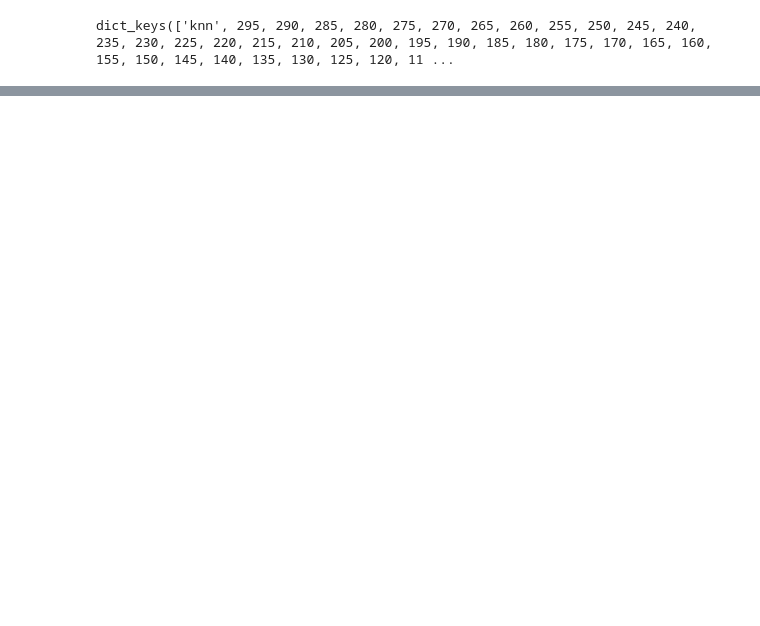
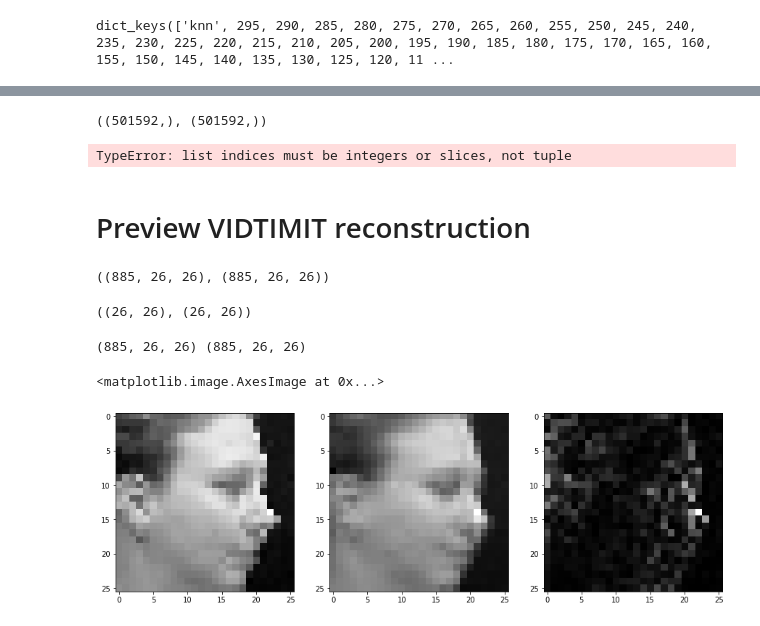
Before and after one commit to JunkyByte/ACDT, a Jupyter notebook: src/visual_saved.ipynb, the cells around one changed output, grey strips where cells are left out. Saved outputs shown, nothing was run; the diff lists cells and outputs as text; code cells hidden in the pictures; blank space fills up the shorter version.

Commit message:
Update, working reconstruction for face dataset

```diff
--- a/src/visual_saved.ipynb
+++ b/src/visual_saved.ipynb
@@ -50,0 +62,80 @@ plt.show()
+# %%
+k = 90  # Number of clusters in checkpoint to use for reconstruction
+proj = []
+samples = []
+
+C = x[k]['C']
+for Ci in C:
+    F = Ci.F
+    P = np.dot(F, F.T)
+    samp = np.array(Ci.X).T
+    mean_pos = np.mean(samp, axis=1, keepdims=True)
+    s = samp - mean_pos
+
+    samples.extend(samp.T)
+    proj.extend((np.dot(P, s) + mean_pos).T)
+
+proj = np.concatenate(proj, axis=0)
+samples = np.concatenate(samples, axis=0)
+proj.shape, samples.shape
+# %% [output]
+((501592,), (501592,))
+# %%
+ith = 2000
+s = samples[:, ith].reshape((8, 8))
+p = proj[:, ith].reshape((8, 8))
+
+fig, (ax1, ax2, ax3) = plt.subplots(1, 3)
+
+ax1.imshow(s, cmap='gray')
+ax2.imshow(p, cmap='gray')
+ax3.imshow(np.clip(np.abs(p - s) * 255, 0, 255).astype(np.uint8), cmap='gray')
+# %% [output]
+TypeError: list indices must be integers or slices, not tuple
+# %% [markdown]
+# Preview VIDTIMIT reconstruction
+# %%
+k = 15 # Number of clusters in checkpoint to use for reconstruction
+proj = []
+samples = []
+
+C = x[k]['C']
+for Ci in C:
+    F = Ci.F
+    P = np.dot(F, F.T)
+    samp = np.array(Ci.X).T
+    mean_pos = np.mean(samp, axis=1, keepdims=True)
+    s = samp - mean_pos
+
+    samples.extend(samp.T)
+    proj.extend((np.dot(P, s) + mean_pos).T)
+
+proj = np.concatenate(proj, axis=0).reshape((-1, 26, 26))
+samples = np.concatenate(samples, axis=0).reshape((-1, 26, 26))
+proj.shape, samples.shape
+# %% [output]
+((885, 26, 26), (885, 26, 26))
+# %%
+from datasets_util import load_vidtimit
+subject = 1
+X = load_vidtimit('../data/vidtimit/', subject=subject, skip_pickle=False)
+mean = np.mean(X, axis=0).reshape((26, 26))
+std = np.std(X, axis=0).reshape((26, 26))
+mean.shape, std.shape
+# %% [output]
+((26, 26), (26, 26))
+# %%
+ith = 500
+print(samples.shape, proj.shape)
+s = samples[ith]
+p = proj[ith]
+
+fig, (ax1, ax2, ax3) = plt.subplots(1, 3)
+
+ax1.imshow(s * std + mean, cmap='gray')
+ax2.imshow(p * std + mean, cmap='gray')
+ax3.imshow(np.abs(p - s), cmap='gray')
+# %% [output]
+(885, 26, 26) (885, 26, 26)
+<matplotlib.image.AxesImage at 0x...>
+[figure, added]
```
Also changed, not shown: parts of 9 cells of this notebook, 4 other files.
